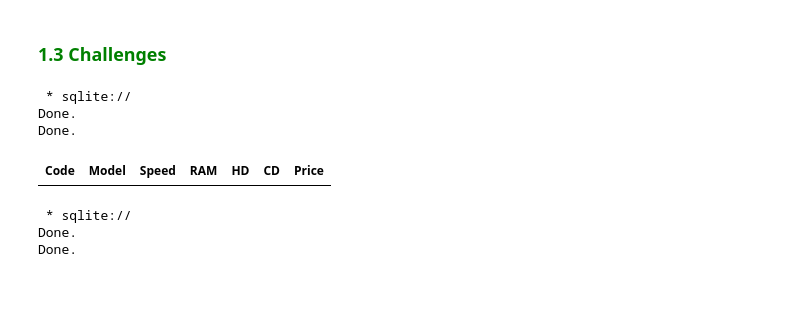
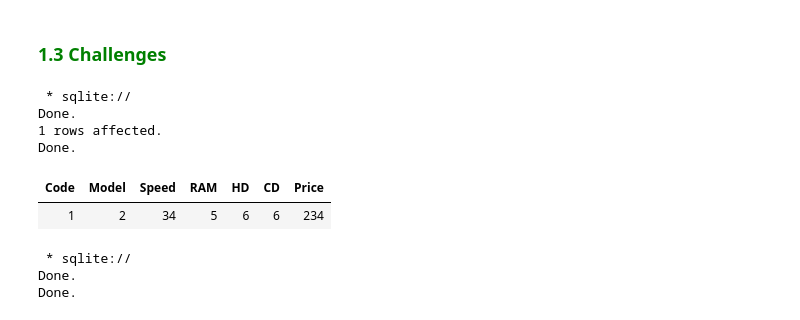
Before and after one commit to Ashik9576/SQL, a Jupyter notebook: SQL_Programming_Getting_Started_with_Databases.ipynb, the cells around one changed output. Saved outputs shown, nothing was run; the diff lists cells and outputs as text; code cells hidden in the pictures; blank space fills up the shorter version.

```diff
--- a/SQL_Programming_Getting_Started_with_Databases.ipynb
+++ b/SQL_Programming_Getting_Started_with_Databases.ipynb
@@ -96,24 +96,28 @@ Done.
 # %%
 # Challenge 1
 # Let us create a table name PC with the following fields;
 # Code, model, speed, RAM, HD, CD and Price.
 # We also specify the appropriate data types to our table, then display it.
 %%sql
  CREATE TABLE if not exists PC(
     Code,
     Model,
     Speed,
     RAM,
     HD,
     CD,
     Price
 );
+
+Insert into PC (Code,Model,Speed,RAM,HD,CD,Price ) values (1,2,34,5,6,6,234);
 SELECT * from PC;
 # %% [output]
  * sqlite://
 Done.
+1 rows affected.
 Done.
 | Code | Model | Speed | RAM | HD | CD | Price |
+| 1 | 2 | 34 | 5 | 6 | 6 | 234 |
 # %%
 # Challenge 2
 # Let us create a table named Printer with
```
Also changed, not shown: parts of 1 cell of this notebook.
